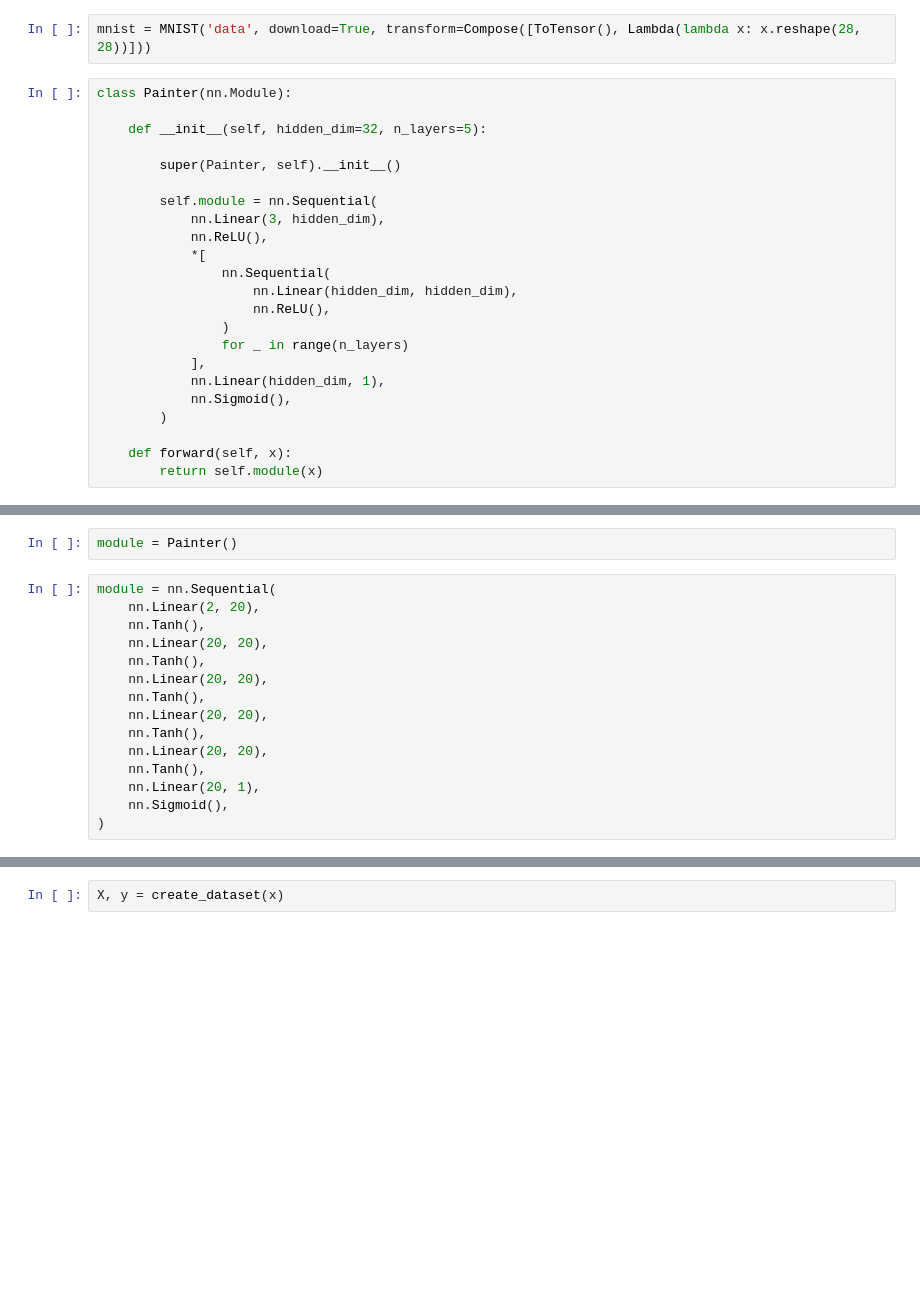
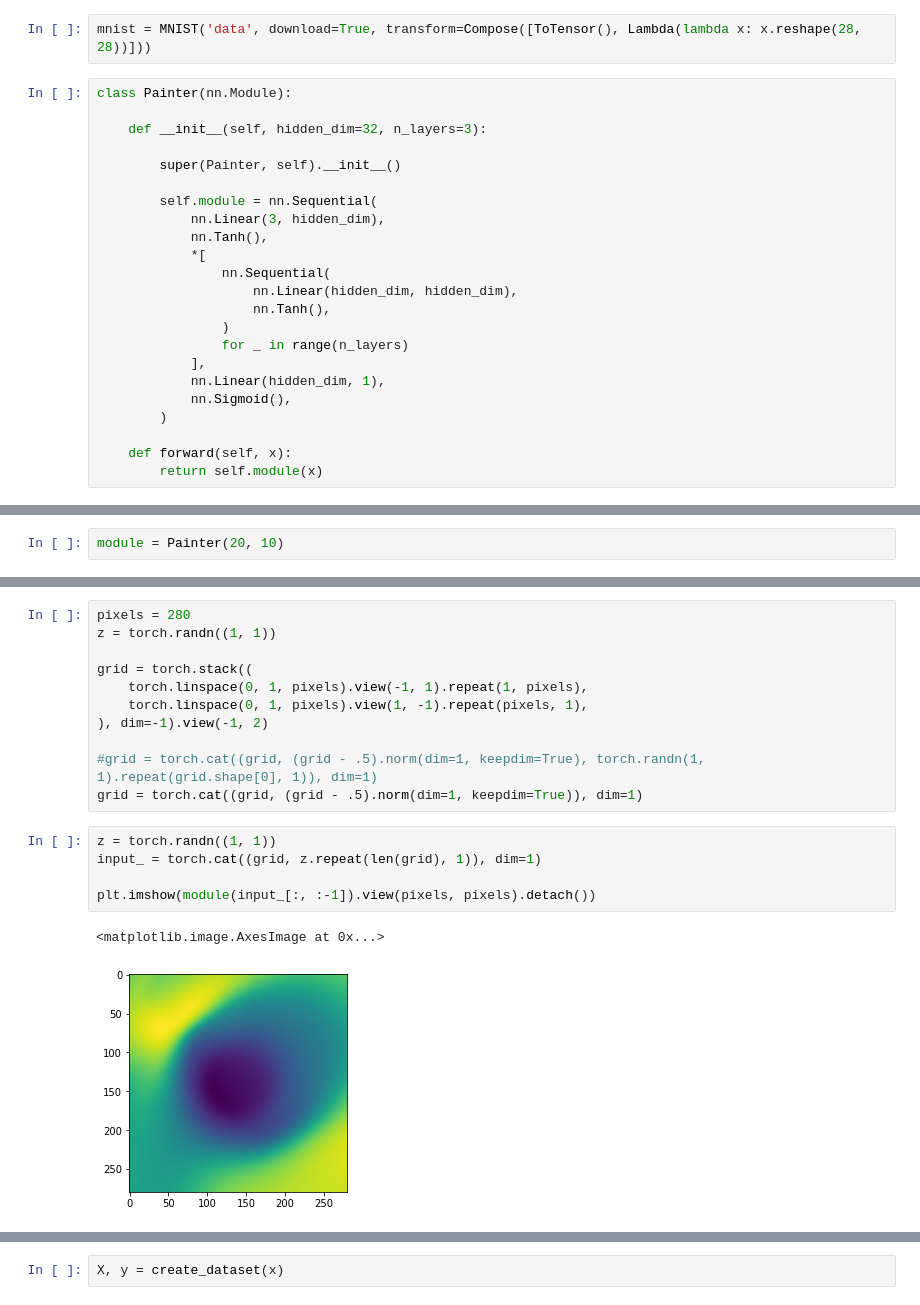
Before and after one commit to bdura/bestiary, a Jupyter notebook: notebooks/Image Painting.ipynb, the cells around one changed output, grey strips where cells are left out. Saved outputs shown, nothing was run; the diff lists cells and outputs as text; blank space fills up the shorter version.

```diff
--- a/notebooks/Image Painting.ipynb
+++ b/notebooks/Image Painting.ipynb
@@ -54,17 +50,17 @@ mnist = MNIST('data', download=True, transform=Compose([ToTensor(), Lambda(lambd
 # %%
 class Painter(nn.Module):
 
-    def __init__(self, hidden_dim=32, n_layers=5):
+    def __init__(self, hidden_dim=32, n_layers=3):
 
         super(Painter, self).__init__()
 
         self.module = nn.Sequential(
             nn.Linear(3, hidden_dim),
-            nn.ReLU(),
+            nn.Tanh(),
             *[
                 nn.Sequential(
                     nn.Linear(hidden_dim, hidden_dim),
-                    nn.ReLU(),
+                    nn.Tanh(),
                 )
                 for _ in range(n_layers)
             ],
@@ -77,17 +78,2 @@ class Painter(nn.Module):
 # %%
-module = Painter()
+module = Painter(20, 10)
-# %%
-module = nn.Sequential(
-    nn.Linear(2, 20),
-    nn.Tanh(),
-    nn.Linear(20, 20),
-    nn.Tanh(),
-    nn.Linear(20, 20),
-    nn.Tanh(),
-    nn.Linear(20, 20),
-    nn.Tanh(),
-    nn.Linear(20, 20),
-    nn.Tanh(),
-    nn.Linear(20, 1),
-    nn.Sigmoid(),
-)
@@ -100,0 +100,19 @@ x, i = mnist[100]
+# %%
+pixels = 280
+z = torch.randn((1, 1))
+
+grid = torch.stack((
+    torch.linspace(0, 1, pixels).view(-1, 1).repeat(1, pixels),
+    torch.linspace(0, 1, pixels).view(1, -1).repeat(pixels, 1),
+), dim=-1).view(-1, 2)
+
+#grid = torch.cat((grid, (grid - .5).norm(dim=1, keepdim=True), torch.randn(1, 1).repeat(grid.shape[0], 1)), dim=1)
+grid = torch.cat((grid, (grid - .5).norm(dim=1, keepdim=True)), dim=1)
+# %%
+z = torch.randn((1, 1))
+input_ = torch.cat((grid, z.repeat(len(grid), 1)), dim=1)
+
+plt.imshow(module(input_[:, :-1]).view(pixels, pixels).detach())
+# %% [output]
+<matplotlib.image.AxesImage at 0x...>
+[figure, added]
```
Also changed, not shown: parts of 19 cells of this notebook, 15 other files.
